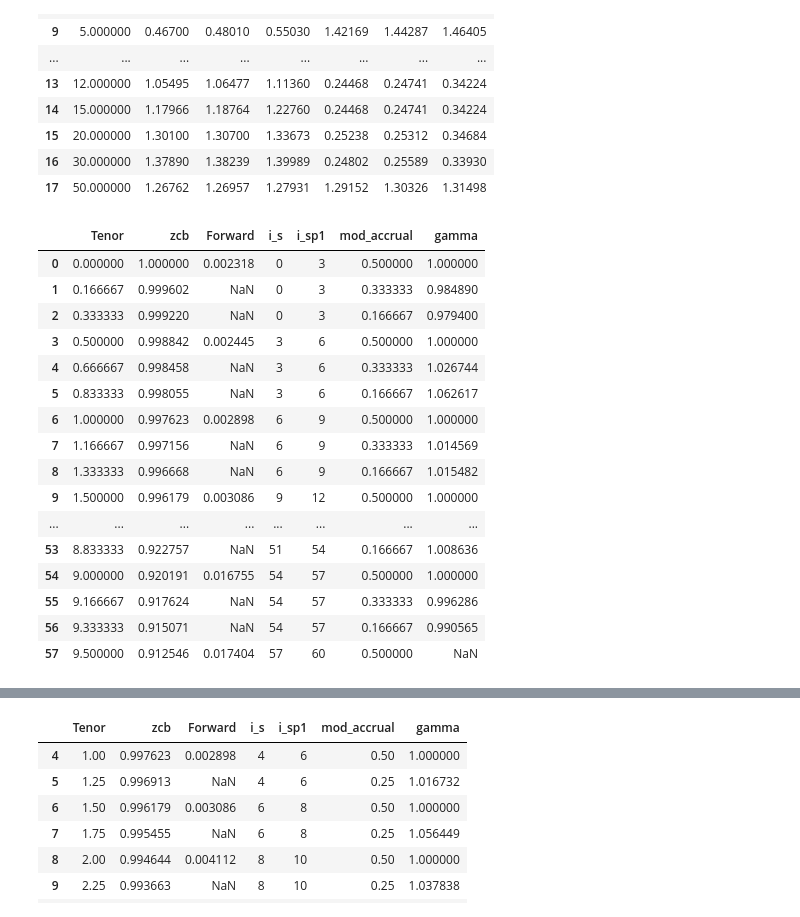
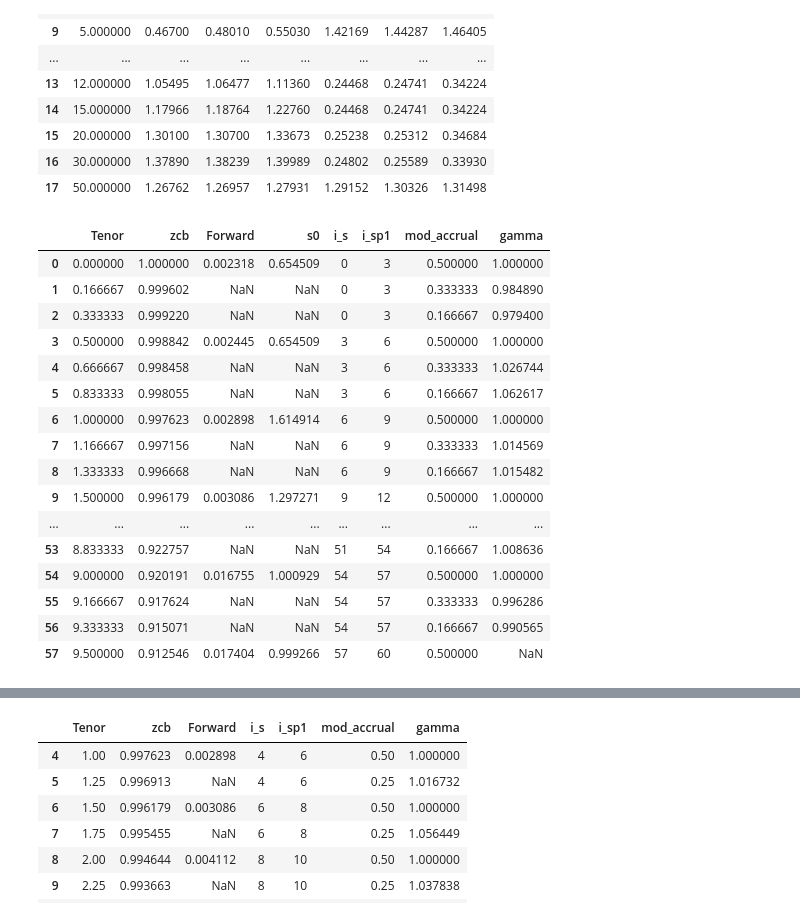
Before and after one commit to Dunkalot/gamma-vega-rl-hedging, a Jupyter notebook: test.ipynb, the cells around one changed output, grey strips where cells are left out. Drawn from its saved outputs; the diff is of its cells as text; code cells hidden in the pictures.

```diff
--- a/test.ipynb
+++ b/test.ipynb
@@ -221,48 +253,49 @@ def create_df_init(df_cap, df_raw_spot, resolution, tau=0.5):
 
     # =============================================================================
     #          Construct dataframe with tenors, zcb and forward rates
     # =============================================================================
-    df = pd.DataFrame({'Tenor': ts_fwd_interp, 'zcb': zcb_interp, 'Forward': np.nan})
+    df = pd.DataFrame({'Tenor': ts_fwd_interp, 'zcb': zcb_interp, 'Forward': np.nan, 's0': np.nan})
     df.loc[ids_fwd_interp, 'Forward'] = fwd_canon
+    df.loc[ids_fwd_interp, 's0'] = s0_exp
     # add column with backfilled forward indices, such that the value in this column is 0 from 0 to 5, 1 from 6 to 11, 2 from 12 to 17, etc.
     df['i_s'] = (np.arange(len(df)) // resolution)*resolution
     df['i_sp1'] = (np.arange(len(df)) // resolution+1)*resolution
     df['mod_accrual'] = tau - (df['Tenor'] % tau)
     df_temp = df.merge(
     df[['zcb', 'Forward']],
     left_on='i_s',     # Column with pointers to index
     right_index=True,      # Use index from right DataFrame
     how='left',            # Keep all rows from original
     suffixes=('', '_i_s')  # Add suffix to avoid column name conflicts
     )
     df_temp = df_temp.merge(
     df[['zcb']],
     left_on='i_sp1',     # Column with pointers to index
     right_index=True,      # Use index from right DataFrame
     how='left',            # Keep all rows from original
     suffixes=('', '_i_sp1')  # Add suffix to avoid column name conflicts
     )
     df['gamma']= (df_temp['zcb'] / df_temp['zcb_i_sp1'] -1) / df_temp['mod_accrual'] /df_temp['Forward_i_s']
 
 
     # =============================================================================
     return df
 create_df_init(df_cap, df_raw_spot, 3) # resolution accrual period resolution, so 13 means 13 steps in the accrual period of 0.5 years
 # %% [output]
-|  | Tenor | zcb | Forward | i_s | i_sp1 | mod_accrual | gamma |
-| 0 | 0.000000 | 1.000000 | 0.002318 | 0 | 3 | 0.500000 | 1.000000 |
-| 1 | 0.166667 | 0.999602 | NaN | 0 | 3 | 0.333333 | 0.984890 |
-| 2 | 0.333333 | 0.999220 | NaN | 0 | 3 | 0.166667 | 0.979400 |
-| 3 | 0.500000 | 0.998842 | 0.002445 | 3 | 6 | 0.500000 | 1.000000 |
-| 4 | 0.666667 | 0.998458 | NaN | 3 | 6 | 0.333333 | 1.026744 |
-| 5 | 0.833333 | 0.998055 | NaN | 3 | 6 | 0.166667 | 1.062617 |
-| 6 | 1.000000 | 0.997623 | 0.002898 | 6 | 9 | 0.500000 | 1.000000 |
-| 7 | 1.166667 | 0.997156 | NaN | 6 | 9 | 0.333333 | 1.014569 |
-| 8 | 1.333333 | 0.996668 | NaN | 6 | 9 | 0.166667 | 1.015482 |
-| 9 | 1.500000 | 0.996179 | 0.003086 | 9 | 12 | 0.500000 | 1.000000 |
-| ... | ... | ... | ... | ... | ... | ... | ... |
-| 53 | 8.833333 | 0.922757 | NaN | 51 | 54 | 0.166667 | 1.008636 |
-| 54 | 9.000000 | 0.920191 | 0.016755 | 54 | 57 | 0.500000 | 1.000000 |
-| 55 | 9.166667 | 0.917624 | NaN | 54 | 57 | 0.333333 | 0.996286 |
-| 56 | 9.333333 | 0.915071 | NaN | 54 | 57 | 0.166667 | 0.990565 |
-| 57 | 9.500000 | 0.912546 | 0.017404 | 57 | 60 | 0.500000 | NaN |
+|  | Tenor | zcb | Forward | s0 | i_s | i_sp1 | mod_accrual | gamma |
+| 0 | 0.000000 | 1.000000 | 0.002318 | 0.654509 | 0 | 3 | 0.500000 | 1.000000 |
+| 1 | 0.166667 | 0.999602 | NaN | NaN | 0 | 3 | 0.333333 | 0.984890 |
+| 2 | 0.333333 | 0.999220 | NaN | NaN | 0 | 3 | 0.166667 | 0.979400 |
+| 3 | 0.500000 | 0.998842 | 0.002445 | 0.654509 | 3 | 6 | 0.500000 | 1.000000 |
+| 4 | 0.666667 | 0.998458 | NaN | NaN | 3 | 6 | 0.333333 | 1.026744 |
+| 5 | 0.833333 | 0.998055 | NaN | NaN | 3 | 6 | 0.166667 | 1.062617 |
+| 6 | 1.000000 | 0.997623 | 0.002898 | 1.614914 | 6 | 9 | 0.500000 | 1.000000 |
+| 7 | 1.166667 | 0.997156 | NaN | NaN | 6 | 9 | 0.333333 | 1.014569 |
+| 8 | 1.333333 | 0.996668 | NaN | NaN | 6 | 9 | 0.166667 | 1.015482 |
+| 9 | 1.500000 | 0.996179 | 0.003086 | 1.297271 | 9 | 12 | 0.500000 | 1.000000 |
+| ... | ... | ... | ... | ... | ... | ... | ... | ... |
+| 53 | 8.833333 | 0.922757 | NaN | NaN | 51 | 54 | 0.166667 | 1.008636 |
+| 54 | 9.000000 | 0.920191 | 0.016755 | 1.000929 | 54 | 57 | 0.500000 | 1.000000 |
+| 55 | 9.166667 | 0.917624 | NaN | NaN | 54 | 57 | 0.333333 | 0.996286 |
+| 56 | 9.333333 | 0.915071 | NaN | NaN | 54 | 57 | 0.166667 | 0.990565 |
+| 57 | 9.500000 | 0.912546 | 0.017404 | 0.999266 | 57 | 60 | 0.500000 | NaN |
```
Also changed, not shown: parts of 9 cells of this notebook.
